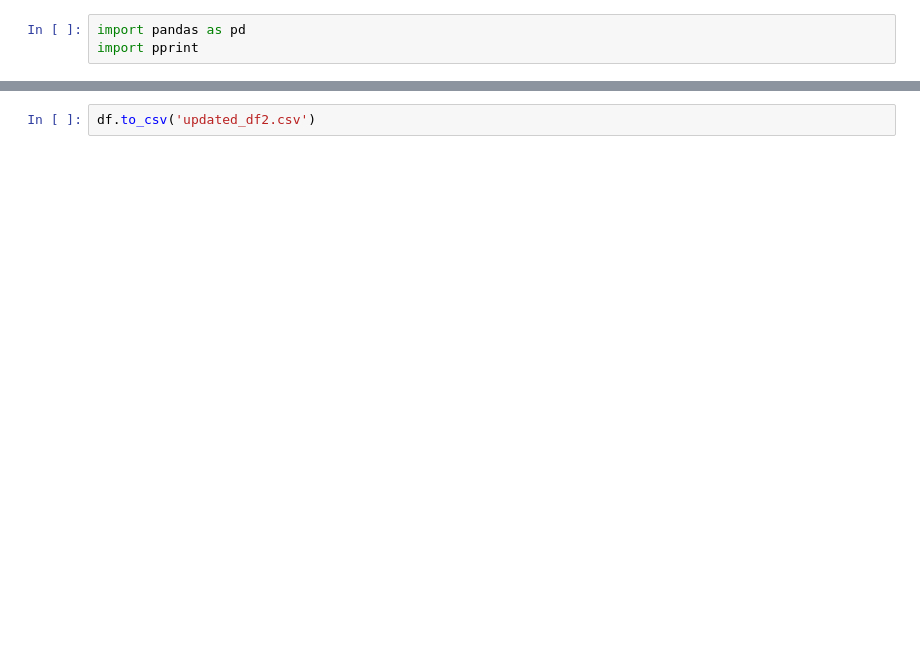
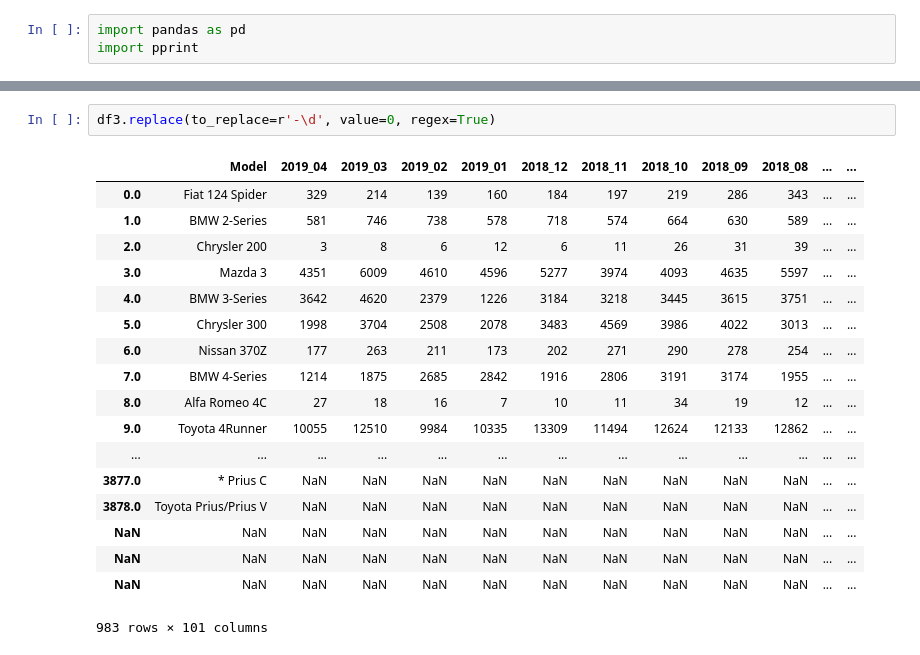
Before and after one commit to evanavaughan/auto_sales_prediction, a Jupyter notebook: scrapers/sales_data_cleaning.ipynb, the cells around one changed output, grey strips where cells are left out. Drawn from its saved outputs; the diff is of its cells as text; blank space fills up the shorter version.

```diff
--- a/scrapers/sales_data_cleaning.ipynb
+++ b/scrapers/sales_data_cleaning.ipynb
@@ -40,2 +18,21 @@ df.describe()
-# %%
-df.to_csv('updated_df2.csv')
+# %%
+df3.replace(to_replace=r'-\d', value=0, regex=True)
+# %% [output]
+|  | Model | 2019_04 | 2019_03 | 2019_02 | 2019_01 | 2018_12 | 2018_11 | 2018_10 | 2018_09 | 2018_08 | ... | ... |
+| 0.0 | Fiat 124 Spider | 329 | 214 | 139 | 160 | 184 | 197 | 219 | 286 | 343 | ... | ... |
+| 1.0 | BMW 2-Series | 581 | 746 | 738 | 578 | 718 | 574 | 664 | 630 | 589 | ... | ... |
+| 2.0 | Chrysler 200 | 3 | 8 | 6 | 12 | 6 | 11 | 26 | 31 | 39 | ... | ... |
+| 3.0 | Mazda 3 | 4351 | 6009 | 4610 | 4596 | 5277 | 3974 | 4093 | 4635 | 5597 | ... | ... |
+| 4.0 | BMW 3-Series | 3642 | 4620 | 2379 | 1226 | 3184 | 3218 | 3445 | 3615 | 3751 | ... | ... |
+| 5.0 | Chrysler 300 | 1998 | 3704 | 2508 | 2078 | 3483 | 4569 | 3986 | 4022 | 3013 | ... | ... |
+| 6.0 | Nissan 370Z | 177 | 263 | 211 | 173 | 202 | 271 | 290 | 278 | 254 | ... | ... |
+| 7.0 | BMW 4-Series | 1214 | 1875 | 2685 | 2842 | 1916 | 2806 | 3191 | 3174 | 1955 | ... | ... |
+| 8.0 | Alfa Romeo 4C | 27 | 18 | 16 | 7 | 10 | 11 | 34 | 19 | 12 | ... | ... |
+| 9.0 | Toyota 4Runner | 10055 | 12510 | 9984 | 10335 | 13309 | 11494 | 12624 | 12133 | 12862 | ... | ... |
+| ... | ... | ... | ... | ... | ... | ... | ... | ... | ... | ... | ... | ... |
+| 3877.0 | * Prius C | NaN | NaN | NaN | NaN | NaN | NaN | NaN | NaN | NaN | ... | ... |
+| 3878.0 | Toyota Prius/Prius V | NaN | NaN | NaN | NaN | NaN | NaN | NaN | NaN | NaN | ... | ... |
+| NaN | NaN | NaN | NaN | NaN | NaN | NaN | NaN | NaN | NaN | NaN | ... | ... |
+| NaN | NaN | NaN | NaN | NaN | NaN | NaN | NaN | NaN | NaN | NaN | ... | ... |
+| NaN | NaN | NaN | NaN | NaN | NaN | NaN | NaN | NaN | NaN | NaN | ... | ... |
+983 rows × 101 columns
```
Also changed, not shown: parts of 11 cells of this notebook, 3 other files.
